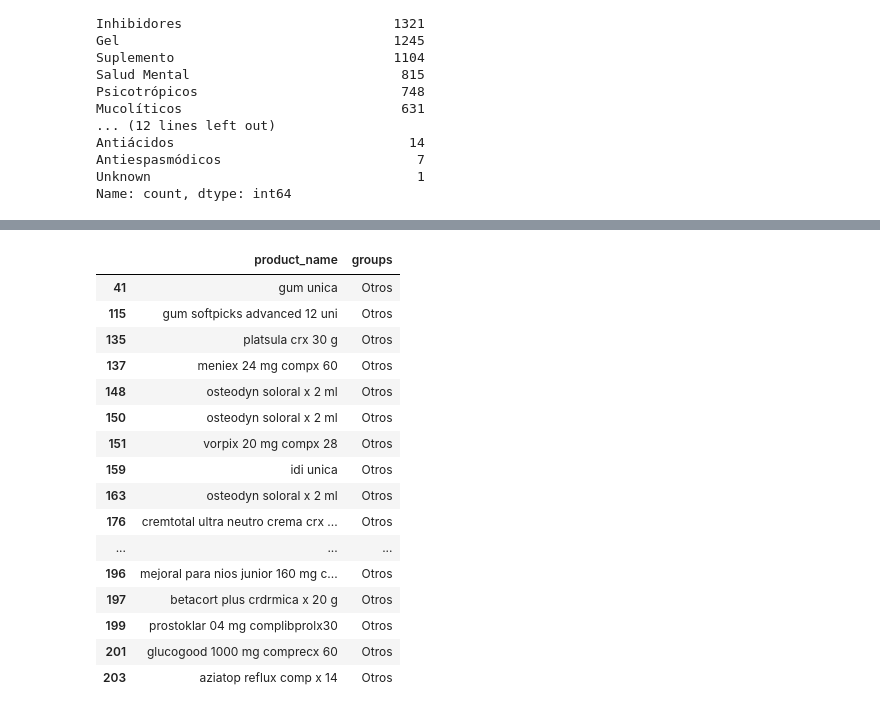
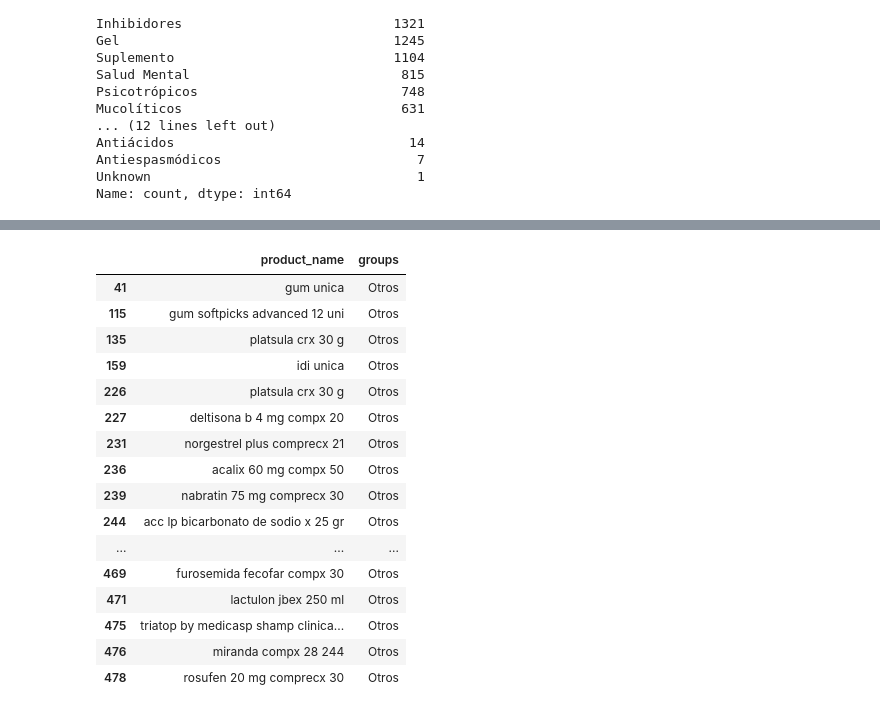
Before and after one commit to 4GeeksAcademy/sp-ml-20-final-project-g2, a Jupyter notebook: src/eda-ineta.ipynb, the cells around one changed output, grey strips where cells are left out. Drawn from its saved outputs; the diff is of its cells as text; code cells hidden in the pictures.

Commit message:
[eda] wip: agrupación de productos

```diff
--- a/src/eda-ineta.ipynb
+++ b/src/eda-ineta.ipynb
@@ -860,22 +944,22 @@ Antiácidos                               14
 Antiespasmódicos                          7
 Name: count, dtype: int64
 # %%
-df.loc[df['groups'] == 'Otros', ['product_name', 'groups']].head(20)
+df.loc[df['groups'] == 'Otros', ['product_name', 'groups']].head(40)
 # %% [output]
 |  | product_name | groups |
 | 41 | gum unica | Otros |
 | 115 | gum softpicks advanced 12 uni | Otros |
 | 135 | platsula crx 30 g | Otros |
-| 137 | meniex 24 mg compx 60 | Otros |
-| 148 | osteodyn soloral x 2 ml | Otros |
-| 150 | osteodyn soloral x 2 ml | Otros |
-| 151 | vorpix 20 mg compx 28 | Otros |
 | 159 | idi unica | Otros |
-| 163 | osteodyn soloral x 2 ml | Otros |
-| 176 | cremtotal ultra neutro crema crx ... | Otros |
+| 226 | platsula crx 30 g | Otros |
+| 227 | deltisona b 4 mg compx 20 | Otros |
+| 231 | norgestrel plus comprecx 21 | Otros |
+| 236 | acalix 60 mg compx 50 | Otros |
+| 239 | nabratin 75 mg comprecx 30 | Otros |
+| 244 | acc lp bicarbonato de sodio x 25 gr | Otros |
 | ... | ... | ... |
-| 196 | mejoral para nios junior 160 mg c... | Otros |
-| 197 | betacort plus crdrmica x 20 g | Otros |
-| 199 | prostoklar 04 mg complibprolx30 | Otros |
-| 201 | glucogood 1000 mg comprecx 60 | Otros |
-| 203 | aziatop reflux comp x 14 | Otros |
+| 469 | furosemida fecofar compx 30 | Otros |
+| 471 | lactulon jbex 250 ml | Otros |
+| 475 | triatop by medicasp shamp clinica... | Otros |
+| 476 | miranda compx 28 244 | Otros |
+| 478 | rosufen 20 mg comprecx 30 | Otros |
```
Also changed, not shown: parts of 4 cells of this notebook.
